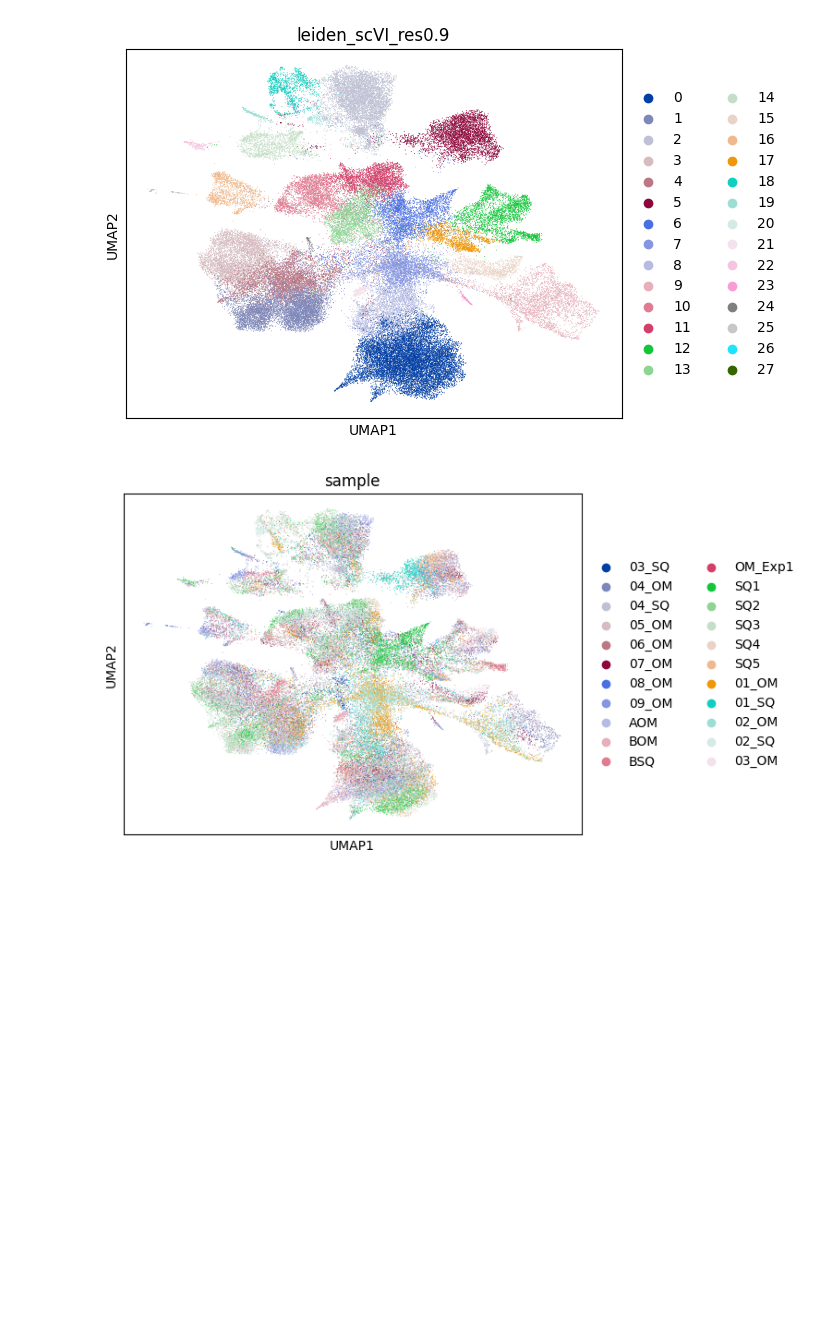
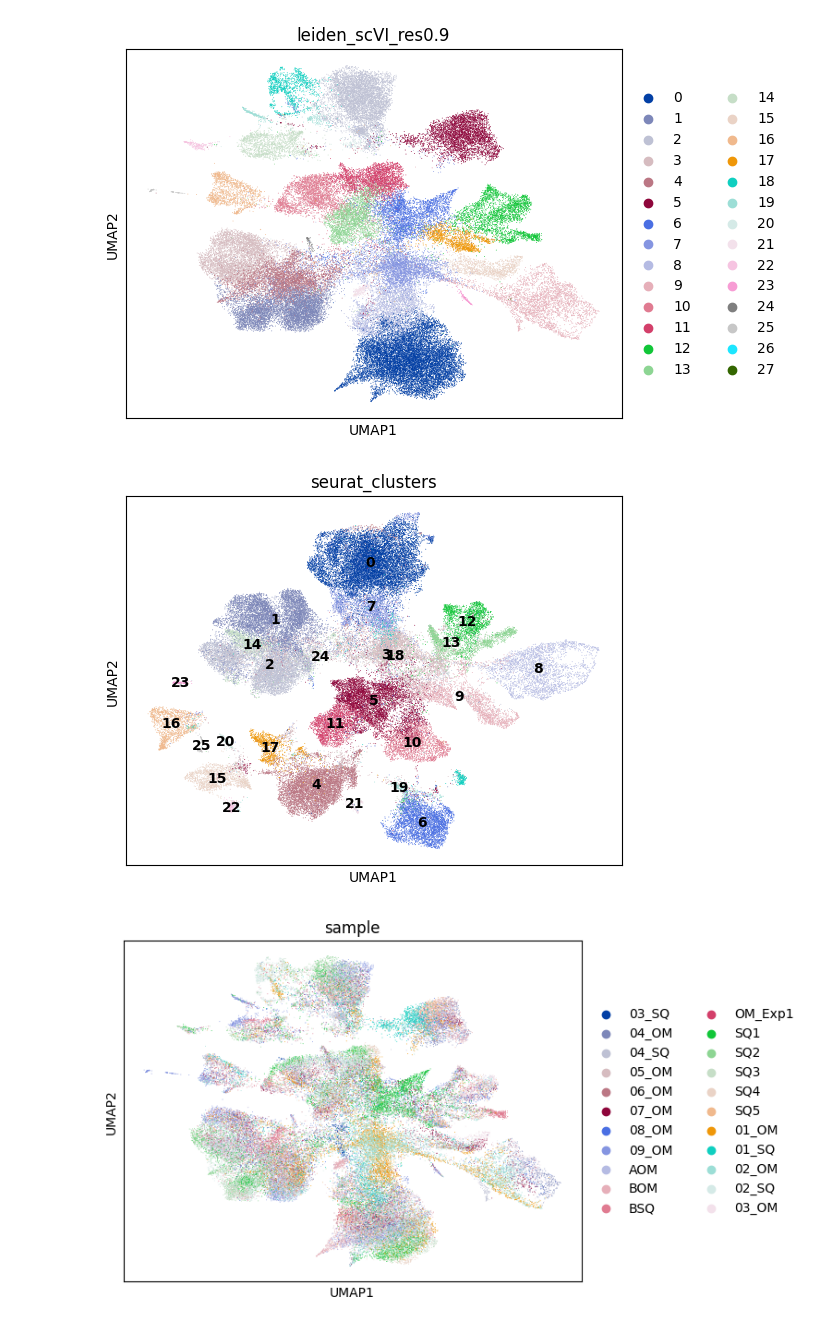
Before and after one commit to Irisapo/yyyyvae, a Jupyter notebook: script/VAE_snRNAseq_latent1280.ipynb, the cells around one changed output. Saved outputs shown, nothing was run; the diff lists cells and outputs as text; code cells hidden in the pictures; blank space fills up the shorter version.

```diff
--- a/script/VAE_snRNAseq_latent1280.ipynb
+++ b/script/VAE_snRNAseq_latent1280.ipynb
@@ -412,6 +489,10 @@ sc.pl.umap(train_data_2, color=['leiden_scVI_res0.9'] )
 sc.pl.umap(train_data_2, color=['leiden_scVI_res0.9'] )
 # %% [output]
 [figure]
+# %%
+sc.pl.umap(train_data_2, color=['seurat_clusters'] , legend_loc='on data')
+# %% [output]
+[figure, added]
 # %%
 sc.pl.umap(train_data_2, color=['sample'] )
 # %% [output]
```
Also changed, not shown: parts of 17 cells of this notebook.
